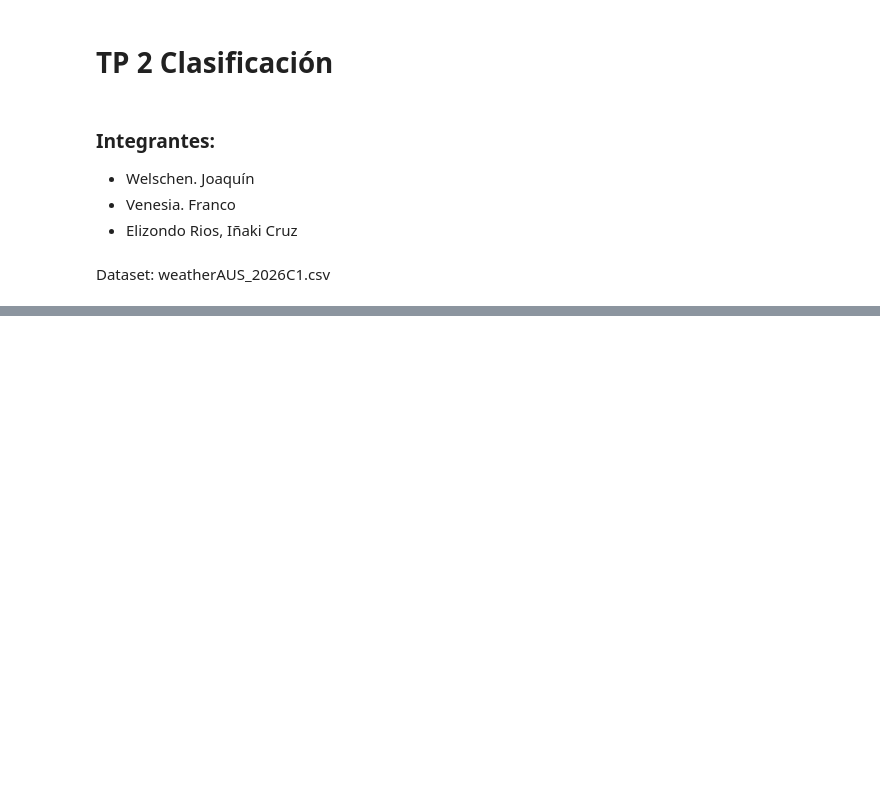
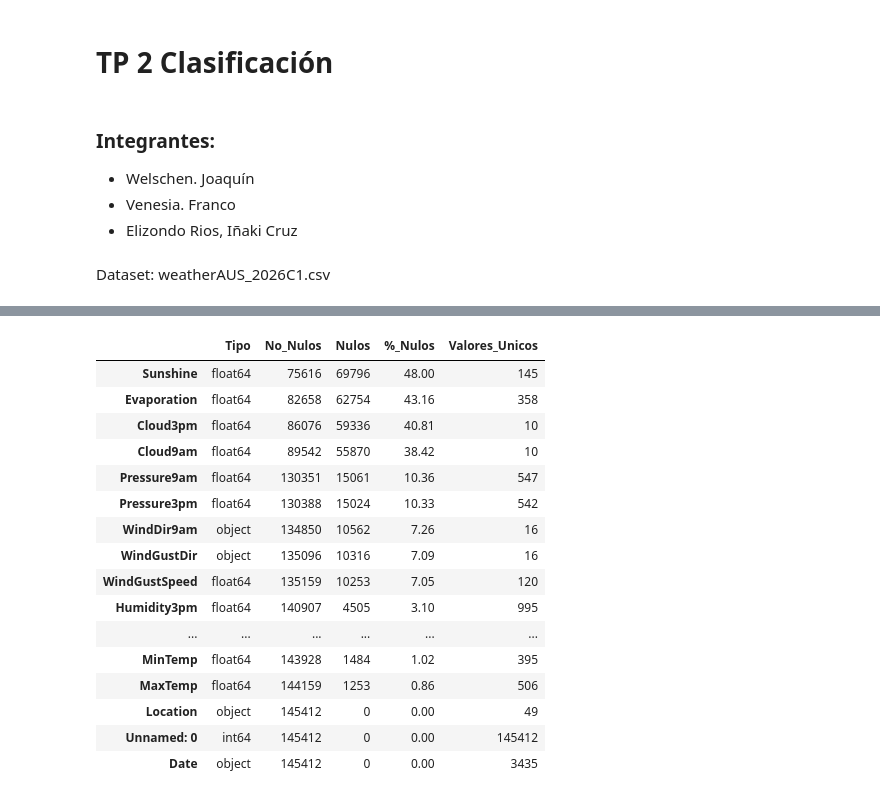
Before and after one commit to FrancoVenesia/TP_AA1_Perez_Venesia_Welsechen_CruzElizondoRios, a Jupyter notebook: TP_2/TP-clasificacion-AA1.ipynb, the cells around one changed output, grey strips where cells are left out. Cells and saved outputs as stored; diff of their text form; code cells hidden in the pictures; blank space fills up the shorter version.

```diff
--- a/TP_2/TP-clasificacion-AA1.ipynb
+++ b/TP_2/TP-clasificacion-AA1.ipynb
@@ -27,0 +149,3 @@ df.head()
+# %%
+# Eliminamos el índice y la variable con data leakage
+df = df.drop(columns=['Unnamed: 0', 'RainfallTomorrow'])
@@ -27,0 +154,5 @@ df.head()
+# %%
+# Filas sin variable objetivo: no sirven para entrenar ni para evaluar
+print('Filas sin RainTomorrow:', df['RainTomorrow'].isna().sum(), f"({df['RainTomorrow'].isna().mean():.1%})")
+df = df.dropna(subset=['RainTomorrow']).reset_index(drop=True)
+print(df.shape)
@@ -27,0 +162,5 @@ df.head()
+# %%
+# Pasamos la fecha a datetime y extraemos el mes, que usaremos para capturar la estacionalidad
+df['Date'] = pd.to_datetime(df['Date'])
+df['Month'] = df['Date'].dt.month
+print(df['Date'].min(), '->', df['Date'].max())
@@ -27,0 +212,4 @@ df.head()
+# %%
+df = df.sort_values(by='Date').reset_index(drop=True)
+print("Rango de fechas después de ordenar:", df['Date'].min(), "a", df['Date'].max())
+df.head()
@@ -27,0 +310,28 @@ df.head()
+# %%
+# Resumen consolidado: tipo, nulos, % nulos, valores únicos
+resumen = pd.DataFrame({
+    'Tipo': df.dtypes,
+    'No_Nulos': df.notnull().sum(),
+    'Nulos': df.isnull().sum(),
+    '%_Nulos': (df.isnull().sum() / len(df) * 100).round(2),
+    'Valores_Unicos': df.nunique()
+})
+resumen.sort_values('%_Nulos', ascending=False)
+# %% [output]
+|  | Tipo | No_Nulos | Nulos | %_Nulos | Valores_Unicos |
+| Sunshine | float64 | 75616 | 69796 | 48.00 | 145 |
+| Evaporation | float64 | 82658 | 62754 | 43.16 | 358 |
+| Cloud3pm | float64 | 86076 | 59336 | 40.81 | 10 |
+| Cloud9am | float64 | 89542 | 55870 | 38.42 | 10 |
+| Pressure9am | float64 | 130351 | 15061 | 10.36 | 547 |
+| Pressure3pm | float64 | 130388 | 15024 | 10.33 | 542 |
+| WindDir9am | object | 134850 | 10562 | 7.26 | 16 |
+| WindGustDir | object | 135096 | 10316 | 7.09 | 16 |
+| WindGustSpeed | float64 | 135159 | 10253 | 7.05 | 120 |
+| Humidity3pm | float64 | 140907 | 4505 | 3.10 | 995 |
+| ... | ... | ... | ... | ... | ... |
+| MinTemp | float64 | 143928 | 1484 | 1.02 | 395 |
+| MaxTemp | float64 | 144159 | 1253 | 0.86 | 506 |
+| Location | object | 145412 | 0 | 0.00 | 49 |
+| Unnamed: 0 | int64 | 145412 | 0 | 0.00 | 145412 |
+| Date | object | 145412 | 0 | 0.00 | 3435 |
```
Also changed, not shown: parts of 34 cells of this notebook.
